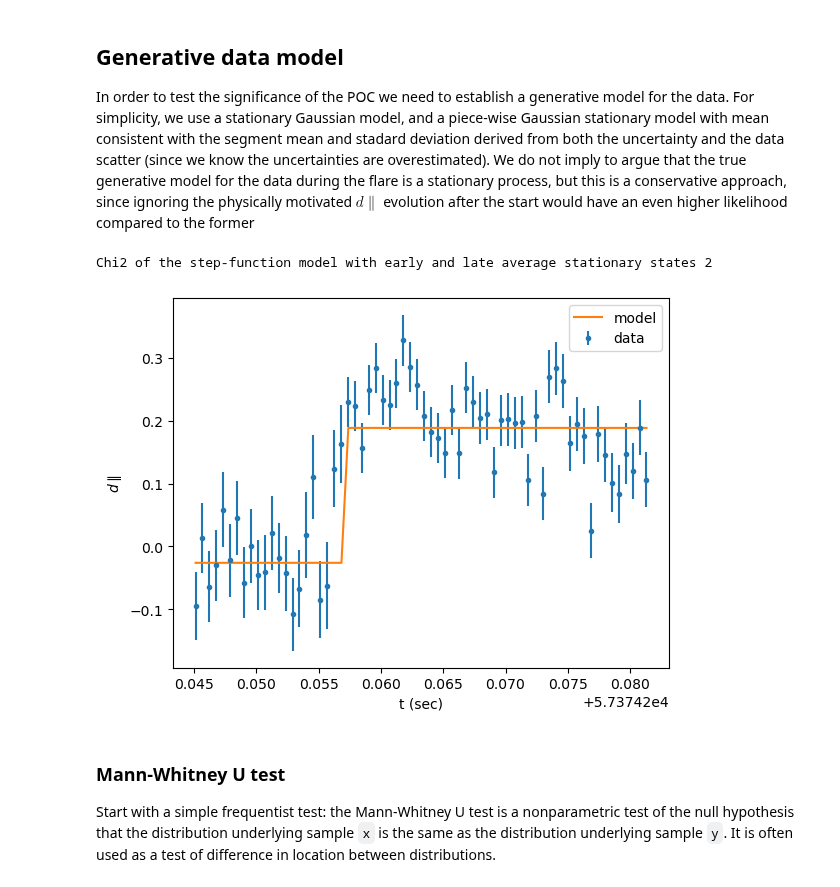
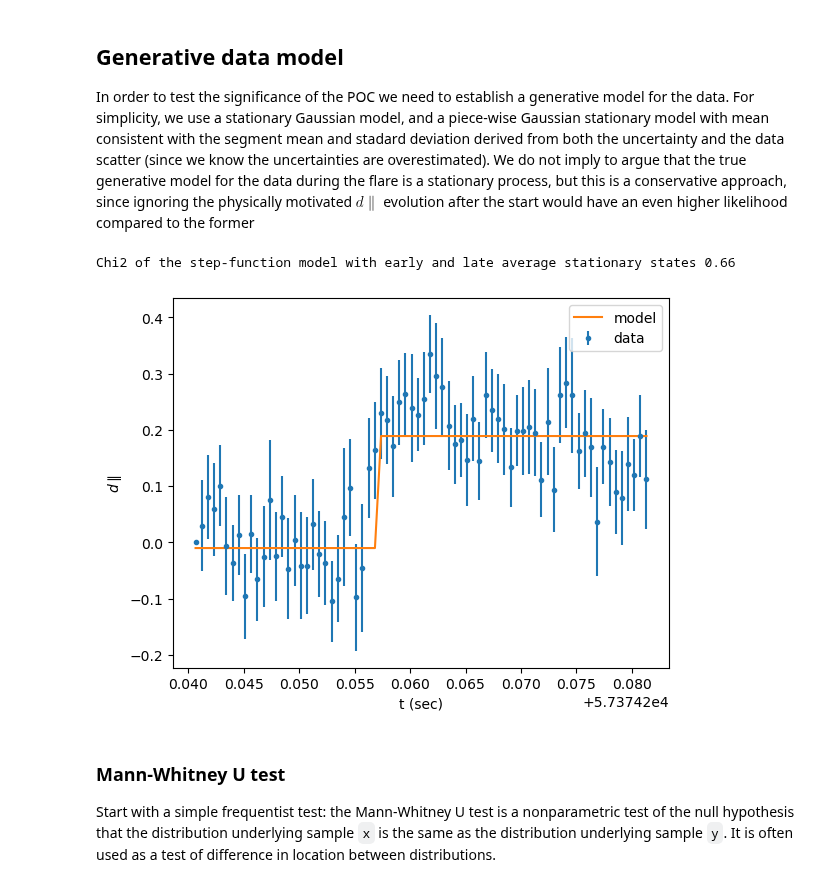
Before and after one commit to RileyWClarke/RAFTS, a Jupyter notebook: Notebooks/DWF_DCR_flare/dwfflare_dparrStatisticalAnalysis.ipynb, the cells around one changed output. Cells and saved outputs as stored; diff of their text form; code cells hidden in the pictures.

```diff
--- a/Notebooks/DWF_DCR_flare/dwfflare_dparrStatisticalAnalysis.ipynb
+++ b/Notebooks/DWF_DCR_flare/dwfflare_dparrStatisticalAnalysis.ipynb
@@ -162,11 +174,12 @@ def poc_mse(y, yerr):
 
     return(poc, before, after)
 
-poc_chi2_detr, beforepoc, afterpoc = poc_mse(flare["dpar_detrended"], flare["dpar_detrended_err"])
+N = len(flare["dpar_detrended"])
+poc_chi2_detr, beforepoc, afterpoc = poc_mse(flare["dpar_detrended"], flare["dparerr_detrended"])
 poc_chi2, beforepoc, afterpoc = poc_mse(flare["dpar_smoothed"], flare["dparerr_smoothed"])
 poc_chi2_detr += 3
 poc_chi2 +=3
-y_model = [beforepoc] * poc2 + [afterpoc] * (N - poc2)
-print(f"POC found by minimizind difference between means and associated model chi2 at {poc2_detr} on detrended series")
-print(f"POC found by minimizind difference between means and associated model chi2 at {poc2} on smoothed series")
+y_model = [beforepoc] * poc_chi2 + [afterpoc] * (N - poc_chi2)
+print(f"POC found by minimizind difference between means and associated model chi2 at {poc_chi2_detr} on detrended series")
+print(f"POC found by minimizind difference between means and associated model chi2 at {poc_chi2} on smoothed series")
 # %% [output]
@@ -251,7 +263,7 @@ signal = flare.fillna(method='ffill')["dpar_detrended"].values #note: no more na
 
 #signal = np.hstack([1 * np.random.randn(25),  (np.random.randn(25) + 4)])
 axs[0].plot(signal)# / signal.max())
-r=0.001
+r=0.03
 
 #parameters
 thetas = [np.nanmean(signal[:20]), np.nanmean(signal[20:])]
@@ -260,7 +272,7 @@ thetas = [np.nanmean(signal[:20]), np.nanmean(signal[20:])]
 priors = [prior(i, r) for i in range(N)]
 
 #posteriors
-pis = posterior(signal, 0, thetas, 1, r, pis)
+pis = posterior(signal, 0, thetas, 1, r, None)
 for i in range(1,N):
   pis.append(posterior(signal, i, thetas, 1, r, pis) )
 
@@ -288,6 +300,7 @@ gs = [g(pis, 0, r, thetas, signal)]
 for i in range(1,N):
   gs.append(g_recursive(pis, i, r, thetas, signal) )
 
+
 axs[0].set_title("Signal")
 
 axs[1].plot(gs, label=f"r={r}")
@@ -375,18 +424,18 @@ With this method the point of change is found slightly erlier than the peak of t
 ## Generative data model
 In order to test the significance of the POC we need to establish a generative model for the data. For simplicity, we use a stationary Gaussian model, and a piece-wise Gaussian stationary model with mean consistent with the segment mean and stadard deviation derived from both the uncertainty and the data scatter (since we know the uncertainties are overestimated). We do not imply to argue that the true generative model for the data during the flare is a stationary process, but this is a conservative approach, since ignoring the physically motivated $d\parallel$ evolution after the start would have an even higher likelihood compared to the former
 # %%
-chi2_poc = chi2(flare["dpar_detrended"], y_model, flare["dpar_detrended_err"]) / (N-1)
+chi2_poc = chi2(flare["dpar_detrended"], y_model, flare["dparerr_detrended"]) / (N-1)
 print("Chi2 of the step-function model with early and late average stationary states {:.2g}".format(chi2_poc))
 
 
-plt.errorbar(x=flare["mjd"], y=flare["dpar_detrended"], yerr=flare["dpar_detrended_err"], fmt='.', label="data")
+plt.errorbar(x=flare["mjd"], y=flare["dpar_detrended"], yerr=flare["dparerr_detrended"], fmt='.', label="data")
 plt.plot(flare["mjd"], y_model, label="model")
 plt.xlabel('t (sec)')
 plt.ylabel(r'$d\parallel$')
 plt.legend();
 # %% [output]
-Chi2 of the step-function model with early and late average stationary states 2
+Chi2 of the step-function model with early and late average stationary states 0.66
-[figure, old version]
+[figure, new version]
 # %% [markdown]
 ### Mann-Whitney U test
 
```
Also changed, not shown: parts of 36 cells of this notebook, 2 other files.
